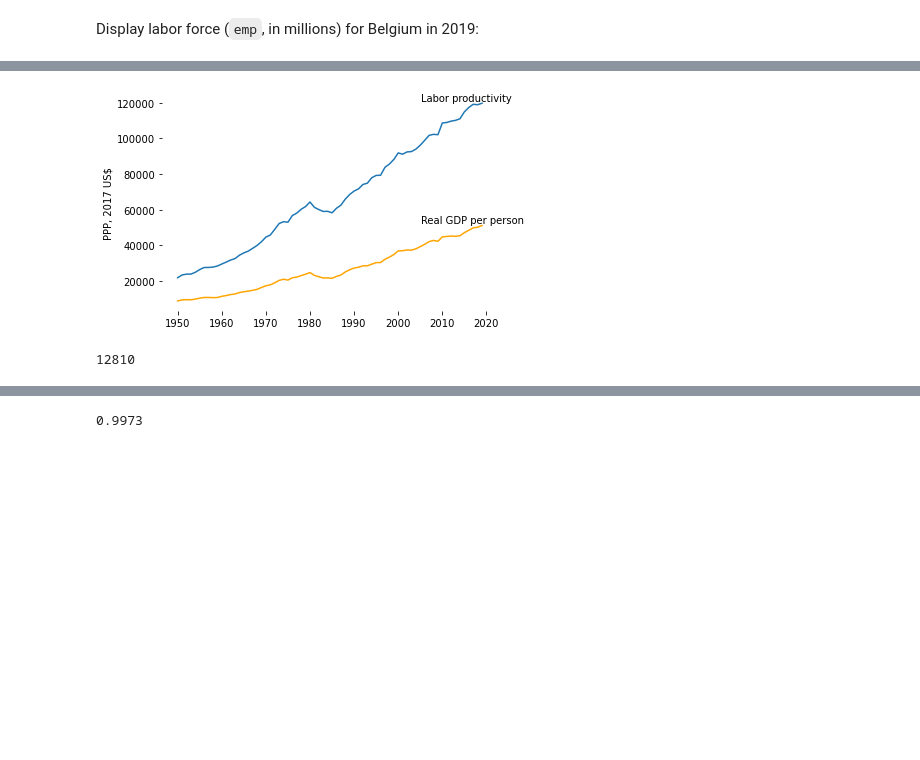
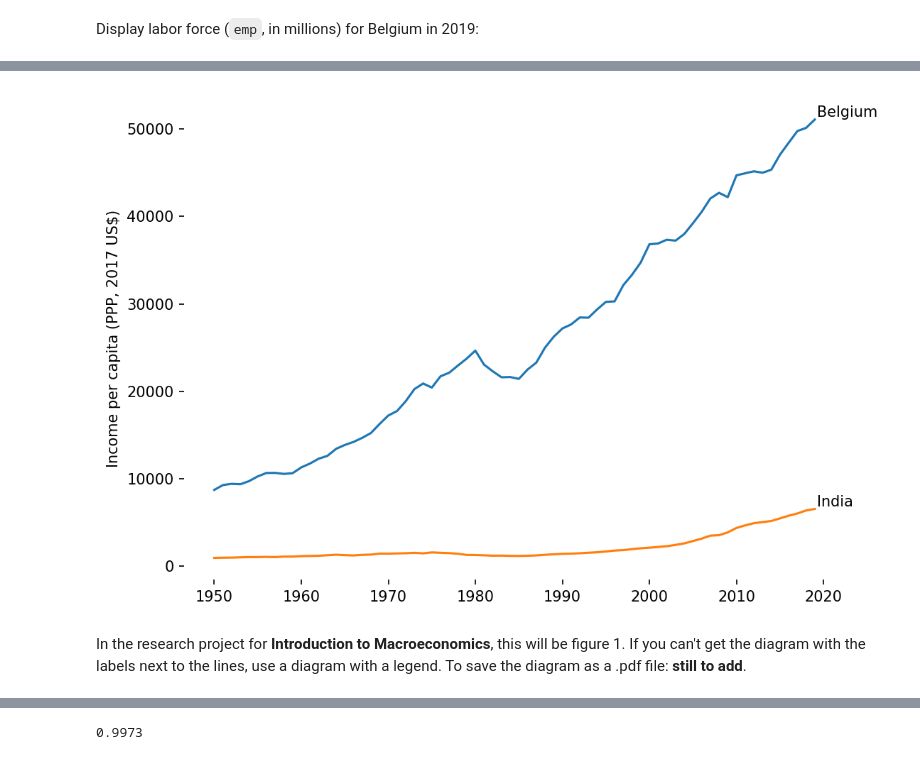
Before and after one commit to luc-hens/luc-hens.github.io, a Jupyter notebook: pwt_in_Python.ipynb, the cells around one changed output, grey strips where cells are left out. Drawn from its saved outputs; the diff is of its cells as text; code cells hidden in the pictures; blank space fills up the shorter version.

```diff
--- a/pwt_in_Python.ipynb
+++ b/pwt_in_Python.ipynb
@@ -147,0 +135,4 @@ Note that `2015` has changed to `2015-01-01` etc. We have to bear that in mind w
+# %%
+pwt.index = pd.to_datetime(pwt.index,format='%Y')
+type(pwt.index)
+pwt.tail()
@@ -215,11 +218,12 @@ We need some additional variables:  real GDP per person (`rgde/pop`), real GDP p
 # %%
-# First add the columns with NaNs
 import numpy as np
-pwt = pwt.assign(rgdpe_over_pop = np.nan, rgdpe_over_emp = np.nan, cn_over_emp = np.nan, emp_over_pop = np.nan)
-pwt.tail()
+# First we create the series (columns) and assign the values with NaN ():
+pwt = pwt.assign(rgdpe_in_billions = np.nan, rgdpe_over_pop = np.nan,
+                 rgdpe_over_emp = np.nan, cn_over_emp = np.nan, emp_over_pop = np.nan)
+# Then we compute the values for the new series:
 pwt.rgdpe_over_pop = pwt.rgdpe/pwt.population
 pwt.rgdpe_over_emp = pwt.rgdpe/pwt.emp
-pwt.cn_over_emp = pwt.cn/pwt.emp
 pwt.emp_over_pop = pwt.emp/pwt.population   # employment as fraction of population
-pwt.tail()
+pwt.rgdpe_in_billions = pwt.rgdpe/10**3
+pwt.tail() # display the last lines of the new dataframe `pwt`
 # %% [output]
@@ -316,0 +345,10 @@ plt.show()
+# %%
+# We want to plot a time series diagram of rgdpe_over_pop for Belgium and India
+# First, we construct a dataframe that is a subsetting of pwt for Belgium:
+BEL_data = pwt[(pwt['country'] == 'Belgium')]
+# Then limit the dataframe to just the variables `rgdpe_over_pop` and `rgdpe_over_emp`:
+BEL_data = BEL_data[['rgdpe_over_pop','rgdpe_over_emp']]
+# We do the same thing for India:
+IND_data = pwt[(pwt['country'] == 'India')]
+IND_data = IND_data[['rgdpe_over_pop','rgdpe_over_emp']]
+IND_data.head()
@@ -332,23 +390,21 @@ Same time series diagram without legend but with labels next to the lines:
 ( https://www.statology.org/matplotlib-add-text/: ` matplotlib.pyplot.text(x, y, s, fontdict=None)`)
 # %%
 import matplotlib.pyplot as plt
-plt.figure() # to set the plot size:   plt.figure(figsize=(16, 8), dpi=150)
+plt.figure(figsize=(8, 6), dpi=150)
 plt.box(False)   # get rid of the box
 plt.xlabel('')   # label on x-axis
-plt.ylabel('PPP, 2017 US$')     # add label on y-axis; rgdpe: Expenditure-side real GDP at chained PPPs (in mil. 2017US$)
+plt.ylabel('Income per capita (PPP, 2017 US$)')
 # Plot a line chart:
-plt.plot(my_data.year, my_data.rgdpe_over_pop, color='orange')
-plt.plot(my_data.year, my_data.rgdpe_over_emp)
-y_location_text_1 = pwt[(pwt["year"] == "2019-01-01") & (pwt["country"] == "Belgium")].rgdpe_over_pop
-y_location_text_1
-y_location_text_2 = pwt[(pwt["year"] == "2019-01-01") & (pwt["country"] == "Belgium")].rgdpe_over_emp
-y_location_text_2
-plt.text(len(pwt.year), y_location_text_1, 'Real GDP per person', horizontalalignment='left', verticalalignment='bottom')   # still to fix: replace 50000 by last value of variable
-plt.text(len(pwt.year), y_location_text_2, 'Labor productivity' , horizontalalignment='left', verticalalignment='bottom')   # still to fix: replace 120000 by last value of variable
+plt.plot(BEL_data.rgdpe_over_pop, label='Belgium')
+plt.plot(IND_data.rgdpe_over_pop, label='India')
+y_location_text_1 = BEL_data.loc['2019-01-01'].rgdpe_over_pop
+y_location_text_2 = IND_data.loc['2019-01-01'].rgdpe_over_pop
+x_location_text_1 = 18000  # I found this value by trial and error; still have to figure out why 18000 works  (12*2020 ?)
+x_location_text_2 = 18000  # I found this value by trial and error; still have to figure out why 18000 works  (12*2020 ?)
+plt.text(x_location_text_1, y_location_text_1, 'Belgium', horizontalalignment='left', verticalalignment='bottom')   # still to fix: replace 50000 by last value of variable
+plt.text(x_location_text_1, y_location_text_2, 'India'  , horizontalalignment='left', verticalalignment='bottom')   # still to fix: replace 120000 by last value of variable
 plt.show()
 # %% [output]
-[figure, old version]
+[figure, new version]
-# %%
-len(pwt.year)
-# %% [output]
-12810
+# %% [markdown]
+In the research project for **Introduction to Macroeconomics**, this will be figure 1. If you can't get the diagram with the labels next to the lines, use a diagram with a legend. To save the diagram as a .pdf file: **still to add**.
```
Also changed, not shown: parts of 71 cells of this notebook.
